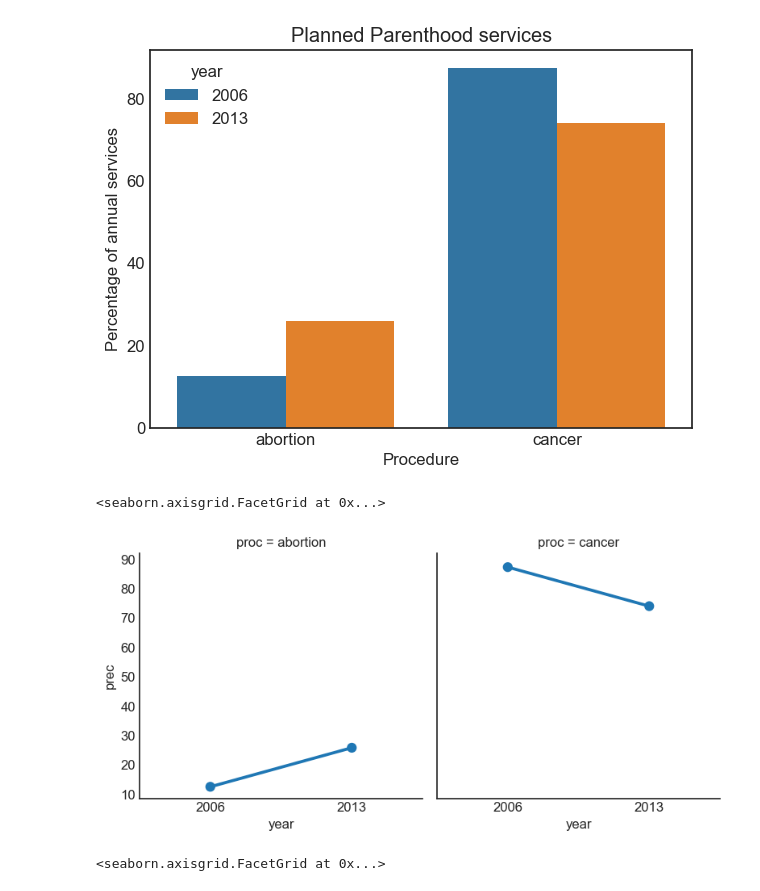
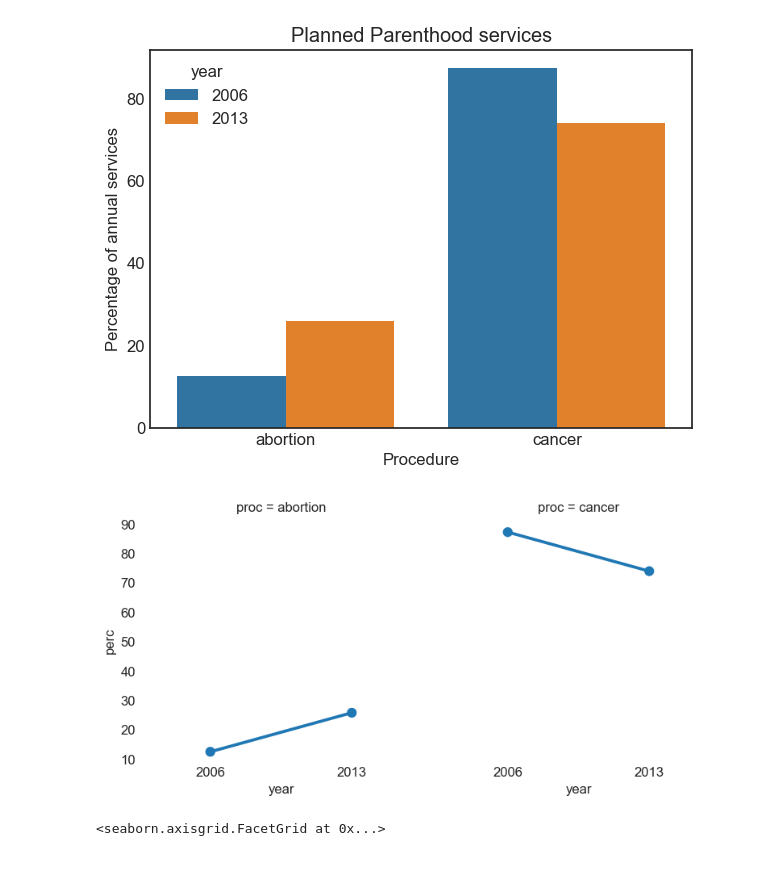
Before and after one commit to Zianfu96/sp18, a Jupyter notebook: assets/lectures/lec08/08-figures.ipynb, the cells around one changed output. Cells and saved outputs as stored; diff of their text form; code cells hidden in the pictures.

```diff
--- a/assets/lectures/lec08/08-figures.ipynb
+++ b/assets/lectures/lec08/08-figures.ipynb
@@ -112,10 +112,9 @@ ax.set_title('Planned Parenthood services');
 [figure]
 # %%
 # sns.set_style("white")
-sns.factorplot(x="year", y="prec", col="proc", data=df, aspect=1 )
-# sns.despine(bottom=True, left=True)
+sns.factorplot(x="year", y="perc", col="proc", data=df, aspect=1 )
+sns.despine(bottom=True, left=True)
 # %% [output]
-<seaborn.axisgrid.FacetGrid at 0x...>
-[figure, old version]
+[figure, new version]
 # %%
 g = sns.FacetGrid(df, row="proc")
```
Also changed, not shown: parts of 5 cells of this notebook, 6 other files.
